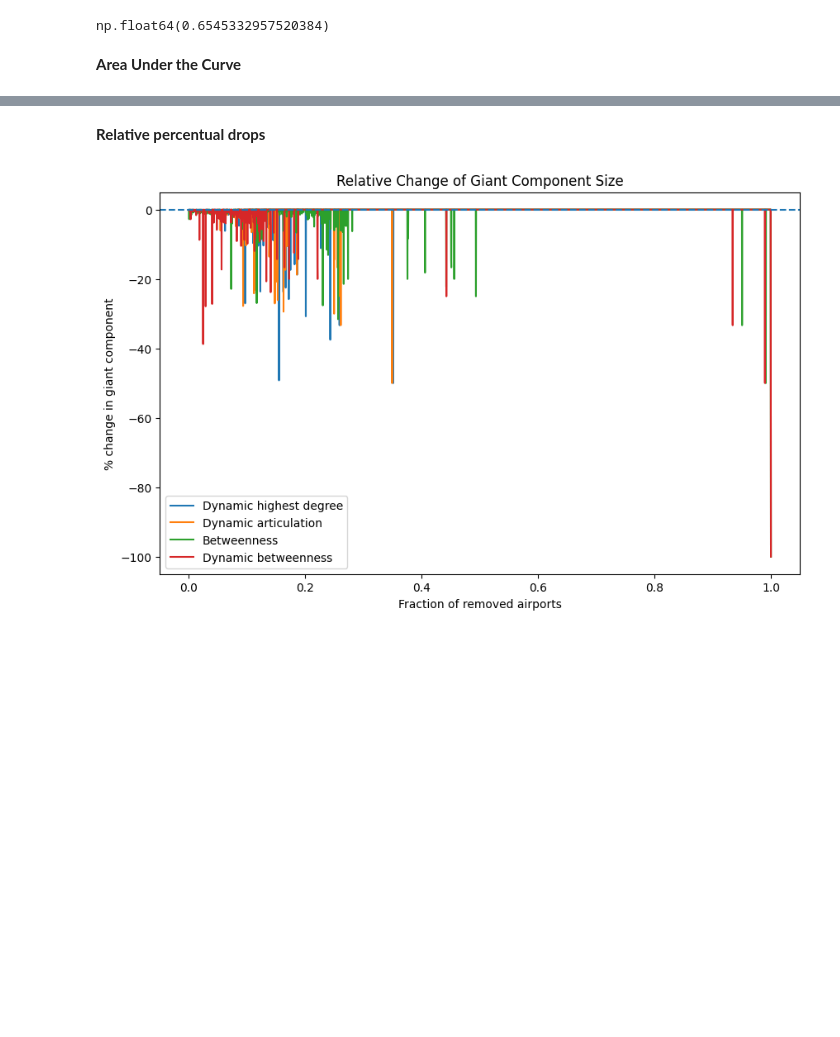
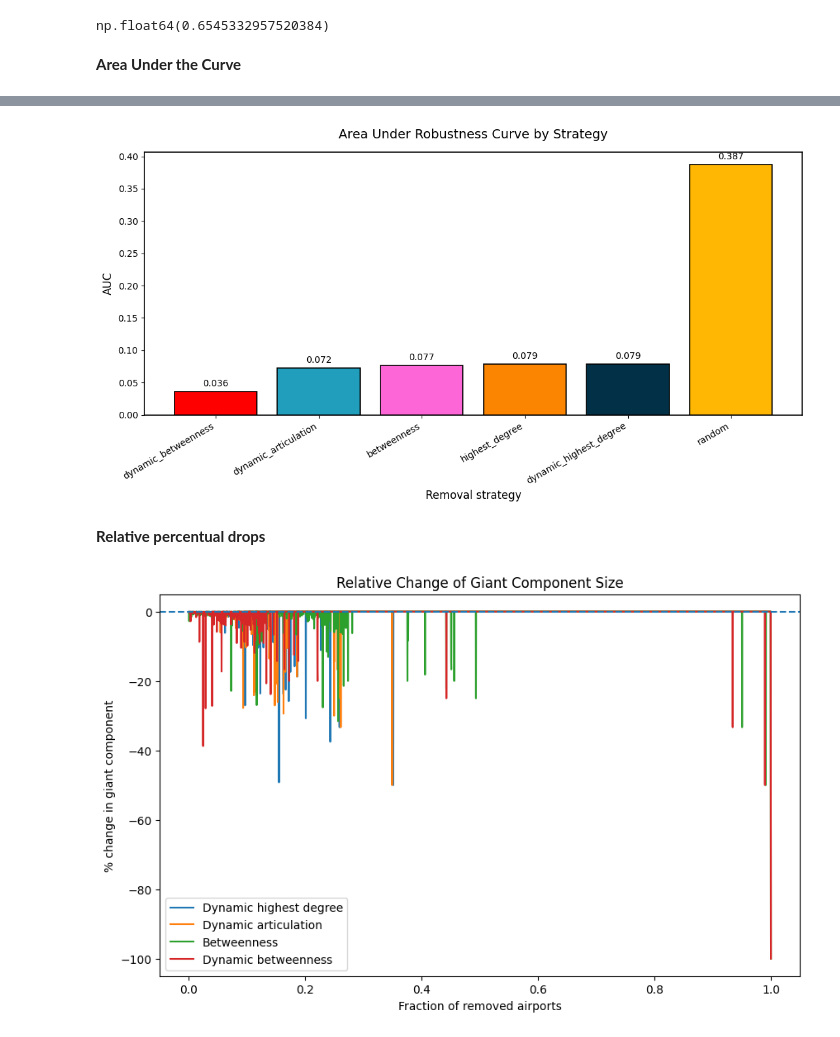
Before and after one commit to sugy-w/Veda-o-sietach-Projekt-JPD-, a Jupyter notebook: idk analysis/robustness_etc.ipynb, the cells around one changed output, grey strips where cells are left out. Saved outputs shown, nothing was run; the diff lists cells and outputs as text; code cells hidden in the pictures; blank space fills up the shorter version.

```diff
--- a/idk analysis/idk.ipynb
+++ b/idk analysis/robustness_etc.ipynb
@@ -720,16 +621,10 @@ auc_results = {}
 
 for strategy in strategies:
     x, y, components, removed = results[strategy]
-
     auc = np.trapezoid(y, x)
-
     auc_results[strategy] = auc
 
-auc_df = pd.DataFrame(
-    list(auc_results.items()),
-    columns=["strategy", "auc"]
-)
-
+auc_df = pd.DataFrame(list(auc_results.items()),columns=["strategy", "auc"])
 auc_df = auc_df.sort_values("auc")
 
 print(auc_df)
@@ -736,12 +639,7 @@ print(auc_df)
 # %%
 random_auc = auc_results["random"]
 
-auc_df["relative_to_random"] = (
-    auc_df["auc"] / random_auc
-)
-
-auc_df["loss_compared_to_random_%"] = (
-    (1 - auc_df["auc"] / random_auc) * 100
-)
+auc_df["relative_to_random"] = (auc_df["auc"] / random_auc)
+auc_df["loss_compared_to_random_%"] = ((1 - auc_df["auc"] / random_auc) * 100)
 
 print(auc_df)
@@ -764,3 +662,56 @@ plt.show()
+# %%
+colors = {
+    "random": "#FFB703",
+    "highest_degree": "#FB8500",
+    "dynamic_highest_degree": "#023047",
+    "dynamic_articulation": "#219EBC",
+    "betweenness": "#FC66D7",
+    "dynamic_betweenness": "#FF0000"
+}
+
+bar_colors = [
+    colors[strategy]
+    for strategy in auc_df["strategy"]
+]
+
+plt.figure(figsize=(11,6))
+
+bars = plt.bar(
+    auc_df["strategy"],
+    auc_df["auc"],
+    color=bar_colors,
+    edgecolor="black",
+    linewidth=1.2
+)
+
+plt.grid(False)
+ax = plt.gca()
+
+for spine in ax.spines.values():
+    spine.set_visible(True)
+    spine.set_linewidth(1.2)
+
+plt.xlabel("Removal strategy", fontsize=12)
+plt.ylabel("AUC", fontsize=12)
+
+plt.title("Area Under Robustness Curve by Strategy", fontsize=14,pad=15)
+plt.xticks(rotation=30,ha="right")
+
+for bar in bars:
+    height = bar.get_height()
+    plt.text(
+        bar.get_x() + bar.get_width()/2,
+        height + 0.005,
+        f"{height:.3f}",
+        ha="center",
+        va="bottom",
+        fontsize=10
+    )
+
+plt.tight_layout()
+plt.show()
+# %% [output]
+[figure, added]
 # %% [markdown]
 **Relative percentual drops**
 # %%
```
Also changed, not shown: parts of 28 cells of this notebook, 4 other files.
